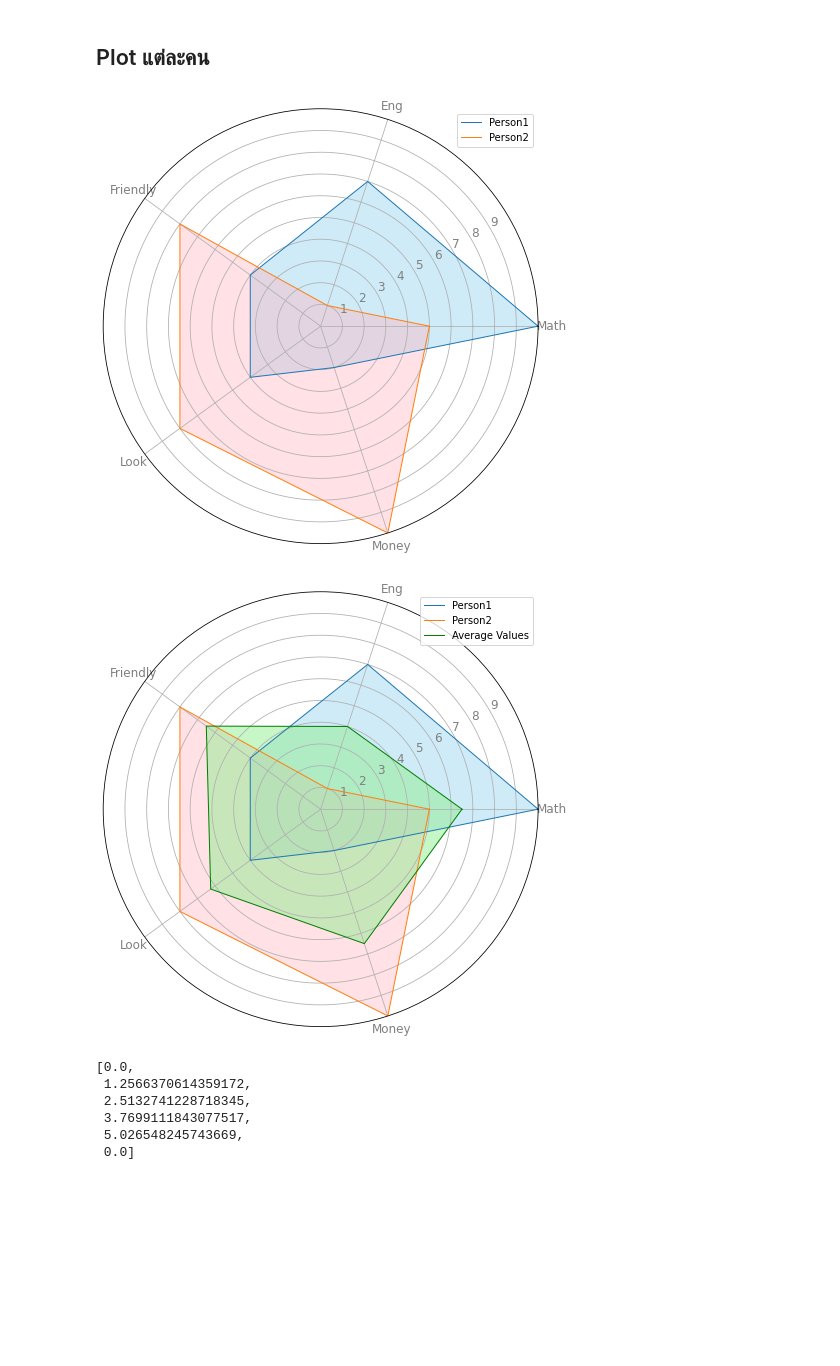
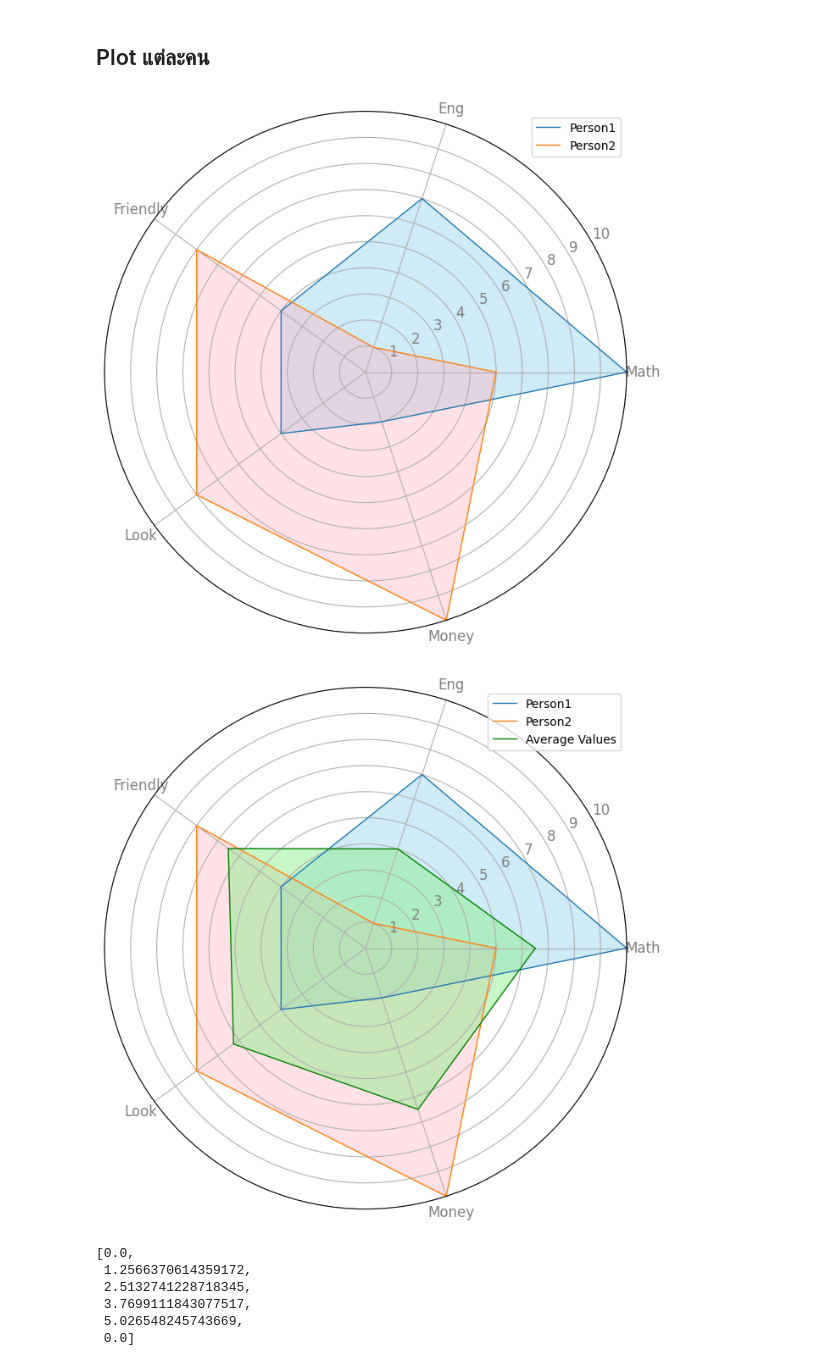
Before and after one commit to ananyapoonsawat/Python_dataviz2023, a Jupyter notebook: DataViz04_Data_Comparison.ipynb, the cells around one changed output. Drawn from its saved outputs; the diff is of its cells as text; code cells hidden in the pictures; blank space fills up the shorter version.

```diff
--- a/DataViz04_Data_Comparison.ipynb
+++ b/DataViz04_Data_Comparison.ipynb
@@ -574,7 +587,7 @@ fig, ax = plt.subplots(nrows=1, ncols=1, figsize=(8, 8),
                        subplot_kw=dict(polar=True))
 
 plt.xticks(angles[:-1], categories, color='grey', size=12)
-plt.yticks(np.arange(1, 10), ['1', '2', '3', '4', '5','6','7','8','9','10'],    ## กำหนด scale ของค่าที่ต้องการแสดง
+plt.yticks(np.arange(1, 11), ['1', '2', '3', '4', '5','6','7','8','9','10'],    ## กำหนด scale ของค่าที่ต้องการแสดง
            color='grey', size=12)
 
 plt.ylim(0, 10)
@@ -592,11 +605,13 @@ val_c2 = df.loc[1].drop('client_id').values.flatten().tolist()   ## เลือ
 val_c2 += val_c2[:1]
 ax.plot(angles, val_c2, linewidth=1,
         linestyle='solid', label='Person2')
-ax.fill(angles, val_c2, 'lightpink', alpha=0.4)   ## เลือกสี
+ax.fill(angles, val_c2, 'lightpink', alpha=0.4)   ## เลือกสี #0.4คือให้สีเฟลลงเหลือ0.4
 
 ax.legend();
+
+#คะแนนสอบ เช่น Peson1สอบได้คะแนนดีกว่าPeson2
 # %% [output]
-[figure, old version]
+[figure, new version]
 # %%
 # คำนวณมุมของแต่ละคุณสมบัติ
 angles = [n / float(len(categories)) * 2 * pi for n in range(len(categories))] ## เปลี่ยน len(categories) เป็นจำนวนคุณสมบัติที่จะ plot
@@ -607,35 +622,37 @@ fig, ax = plt.subplots(nrows=1, ncols=1, figsize=(8, 8),
                        subplot_kw=dict(polar=True))
 
 plt.xticks(angles[:-1], categories, color='grey', size=12)
-plt.yticks(np.arange(1, 10), ['1', '2', '3', '4', '5','6','7','8','9','10'],    ## กำหนด scale ของค่าที่ต้องการแสดง
+plt.yticks(np.arange(1, 11), ['1', '2', '3', '4', '5','6','7','8','9','10'],    ## กำหนด scale ของค่าที่ต้องการแสดง
            color='grey', size=12)
 
 plt.ylim(0, 10)
 ax.set_rlabel_position(30)
 
 # plot คนที่ 1
 val_c1 = df.loc[0].drop('client_id').values.flatten().tolist()    ## เลือกค่าที่ต้องการแสดง
 val_c1 += val_c1[:1]
 ax.plot(angles, val_c1, linewidth=1,
         linestyle='solid', label='Person1')
 ax.fill(angles, val_c1, 'skyblue', alpha=0.4)     ## เลือกสี
 
 # plot คนที่ 2
 val_c2 = df.loc[1].drop('client_id').values.flatten().tolist()   ## เลือกค่าที่ต้องการแสดง
 val_c2 += val_c2[:1]
 ax.plot(angles, val_c2, linewidth=1,
         linestyle='solid', label='Person2')
 ax.fill(angles, val_c2, 'lightpink', alpha=0.4)   ## เลือกสี
 
 # plot ค่าเฉลี่ย
 values = df.mean().values.flatten().tolist()    ## เลือกค่าที่ต้องการแสดง
 values += values[:1]
 ax.plot(angles, values, linewidth=1, linestyle='solid' , color = 'g', label='Average Values')
 ax.fill(angles, values, 'lightgreen', alpha=0.5)    ## เลือกสี
 
 ax.legend();
+
+#สีเขียวเป็นค่าเฉลี่ยที่เทียบโดยรวมระหว่าง2คน
 # %% [output]
-[figure, old version]
+[figure, new version]
 # %%
 angles
 # %% [output]
```
Also changed, not shown: parts of 16 cells of this notebook.
